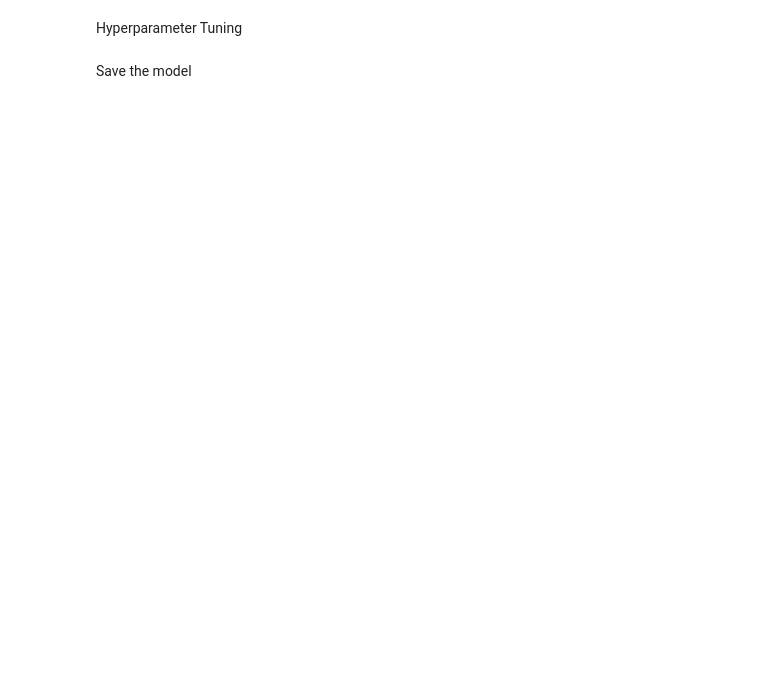
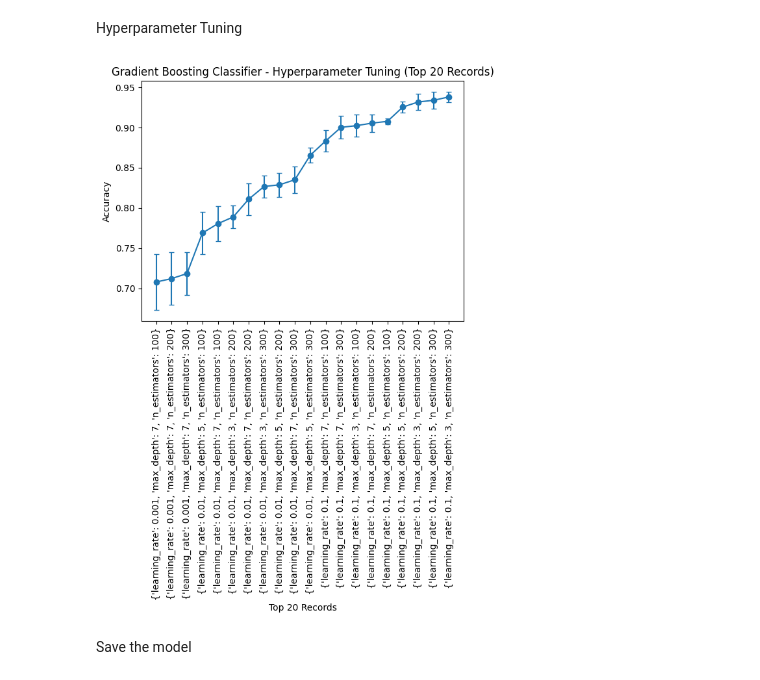
Before and after one commit to Sanjula-Dulshan/MangoWise, a Jupyter notebook: MLModels/model building/FertilizerPrediction/Fertilizer Prediction.ipynb, the cells around one changed output. Drawn from its saved outputs; the diff is of its cells as text; code cells hidden in the pictures; blank space fills up the shorter version.

Commit message:
hyper parameter tuned for model

```diff
--- a/MLModels/model building/FertilizerPrediction/Fertilizer Prediction.ipynb
+++ b/MLModels/model building/FertilizerPrediction/Fertilizer Prediction.ipynb
@@ -240,5 +240,53 @@ plt.show()
 # %% [markdown]
 Hyperparameter Tuning
+# %%
+import matplotlib.pyplot as plt
+import numpy as np
+from sklearn.ensemble import GradientBoostingClassifier
+from sklearn.model_selection import GridSearchCV
+from sklearn.metrics import make_scorer, accuracy_score
+
+# Define the parameter grid
+param_grid = {
+    'n_estimators': [100, 200, 300],  # Number of boosting stages
+    'learning_rate': [0.1, 0.01, 0.001],  # Learning rate shrinks the contribution of each tree
+    'max_depth': [3, 5, 7]  # Maximum depth of each tree
+}
+
+# Create the Gradient Boosting Classifier object
+gb_classifier = GradientBoostingClassifier()
+
+# Create the GridSearchCV object
+grid_search = GridSearchCV(gb_classifier, param_grid, cv=5, scoring=make_scorer(accuracy_score))
+
+# Fit the data to perform the grid search
+grid_search.fit(X, y)  # X is your input data, y is the target variable
+
+# Retrieve the accuracy scores at each stage of hyperparameter tuning
+mean_scores = grid_search.cv_results_['mean_test_score']
+std_scores = grid_search.cv_results_['std_test_score']
+params = grid_search.cv_results_['params']
+
+# Find the indices of the top 20 records with highest accuracy
+top_indices = np.argsort(mean_scores)[-20:]
+top_mean_scores = mean_scores[top_indices]
+top_std_scores = std_scores[top_indices]
+top_params = [str(params[i]) for i in top_indices]
+
+# Plot the accuracy curve for the top 20 records
+x = np.arange(len(top_indices))
+plt.errorbar(x, top_mean_scores, yerr=top_std_scores, fmt='o-', capsize=3)
+plt.xlabel('Top 20 Records')
+plt.ylabel('Accuracy')
+plt.title('Gradient Boosting Classifier - Hyperparameter Tuning (Top 20 Records)')
+
+# Set the tick locations and labels
+plt.xticks(x, top_params, rotation='vertical')
+
+plt.tight_layout()
+plt.show()
+# %% [output]
+[figure, added]
 # %% [markdown]
 Save the model
 # %%
```
Also changed, not shown: parts of 6 cells of this notebook, 1 other file.
